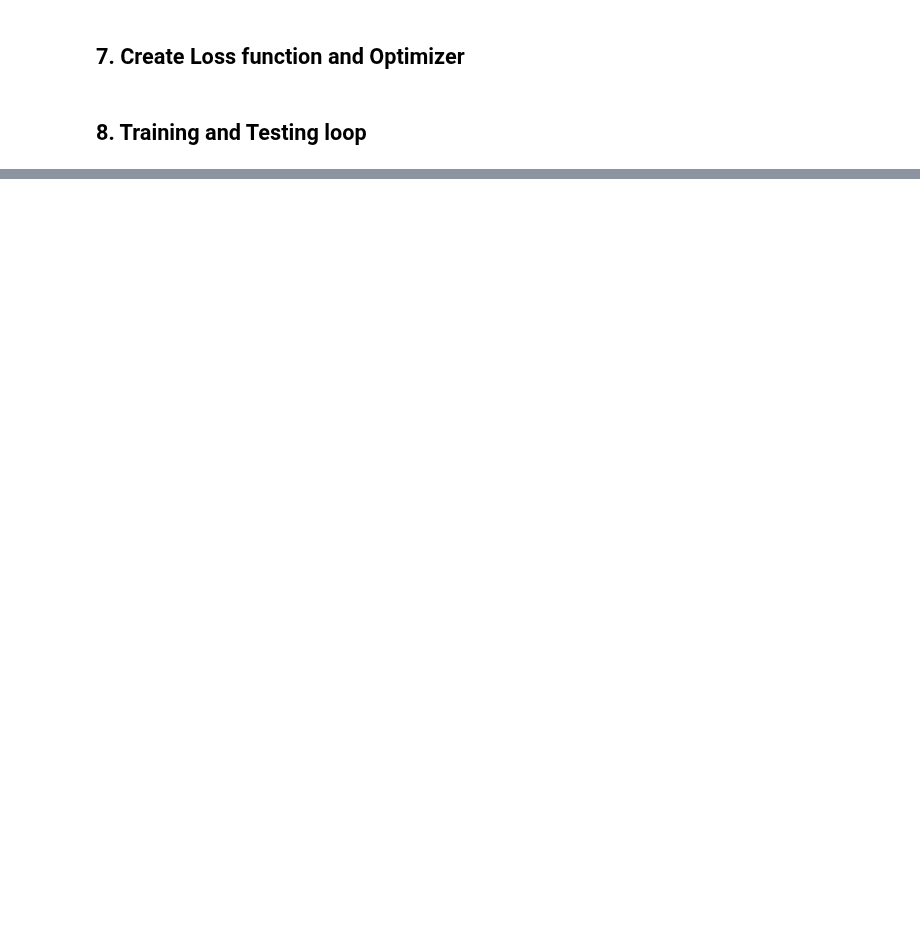
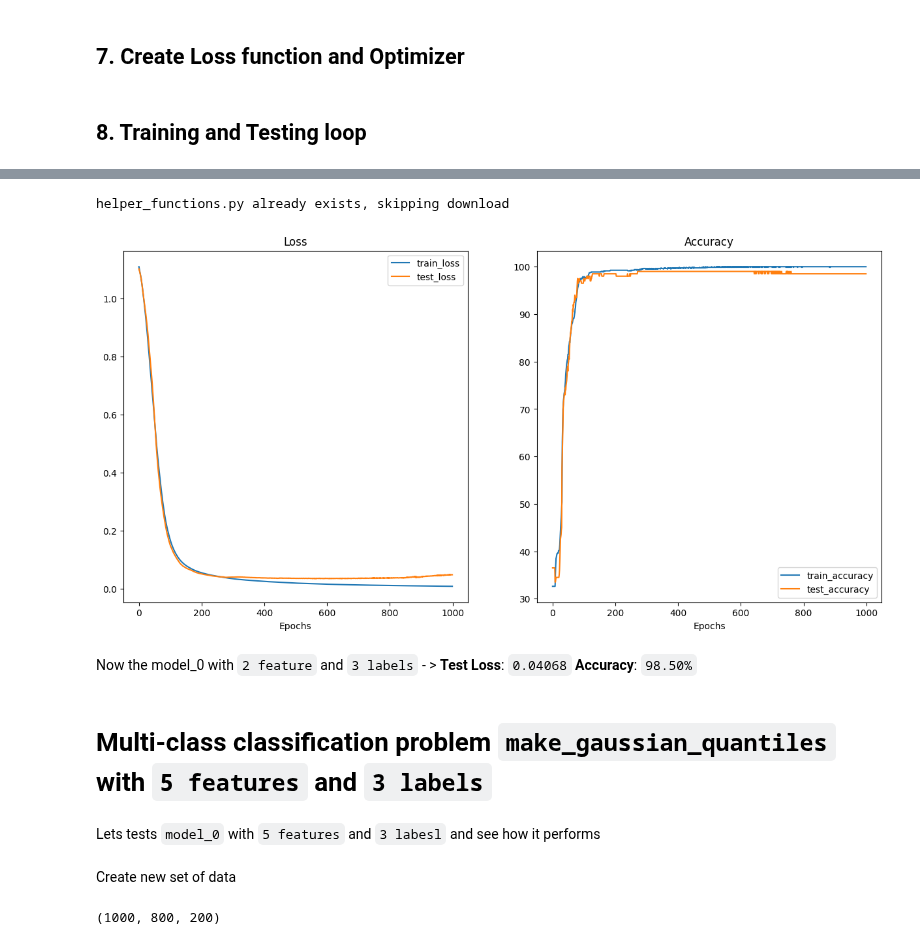
Before and after one commit to sayanarajasekhar/PyTorch, a Jupyter notebook: Multi_class_classification_problem_make_gaussian_quantiles.ipynb, the cells around one changed output, grey strips where cells are left out. Cells and saved outputs as stored; diff of their text form; code cells hidden in the pictures; blank space fills up the shorter version.

Commit message:
Create dynamic net, added dropout layers to improve accuracy

```diff
--- a/Multi_class_classification_problem_make_gaussian_quantiles.ipynb
+++ b/Multi_class_classification_problem_make_gaussian_quantiles.ipynb
@@ -92,14 +91,14 @@ len(X_train), len(X_test), len(y_train), len(y_test)
 ## 6. Building a model with non-linearity
 # %%
 class GaussianQuantiles(nn.Module):
-  def __init__(self, features, classes):
+  def __init__(self, features, classes, nodes = 10):
     super().__init__()
     self.layers = nn.Sequential(
-      nn.Linear(in_features = features, out_features = 8),
+      nn.Linear(in_features = features, out_features = nodes),
       nn.ReLU(),
-      nn.Linear(in_features = 8, out_features = 8),
+      nn.Linear(in_features = nodes, out_features = nodes),
       nn.ReLU(),
-      nn.Linear(in_features = 8, out_features = classes)
+      nn.Linear(in_features = nodes, out_features = classes)
     )
 
   def forward(self, x:torch.Tensor) -> torch.Tensor:
@@ -125,9 +124,8 @@ GaussianQuantiles(
 loss_fn = nn.CrossEntropyLoss()
 
 # Optimizer
-optimizer = torch.optim.SGD(params = model_0.parameters(),
-                            weight_decay = 0.0001,
-                            lr = 0.03)
+optimizer = torch.optim.Adam(params = model_0.parameters(),
+                            lr = 0.01)
 # %% [markdown]
 ## 8. Training and Testing loop
 # %%
@@ -136,7 +134,13 @@ def accuracy(y_true, y_pred):
   acc = (correct/len(y_pred)) * 100
   return acc
 # %%
-epochs = 5000
+epochs = 1000
+
+train_loss_data = []
+train_acc_data = []
+test_loss_data = []
+test_acc_data = []
+epoch_count = []
 
 for epoch in range(epochs):
 
@@ -150,6 +154,8 @@ for epoch in range(epochs):
   # 2. Calculate loss / accuracy
   train_loss = loss_fn(train_logits, y_train)
   train_acc = accuracy(y_true = y_train, y_pred = train_preds)
+  train_loss_data.append(train_loss.detach().numpy())
+  train_acc_data.append(train_acc)
 
   # 3. Optimize zero grad
   optimizer.zero_grad()
@@ -170,7 +176,10 @@ for epoch in range(epochs):
     # 2. Calculate loss / accuracy
     test_loss = loss_fn(test_logits, y_test)
     test_acc = accuracy(y_true = y_test, y_pred = test_preds)
+    test_loss_data.append(test_loss.detach().numpy())
+    test_acc_data.append(test_acc)
 
-  if epoch % 500 == 0:
+  if epoch % 100 == 0:
+    epoch_count.append(epoch)
     print(f"Epoch: {epoch} | Train Loss: {train_loss:.5f} Acc: {train_acc:.2f}% | Test Loss: {test_loss:.5f} Acc: {test_acc:.2f}%")
 # %% [output]
@@ -186,0 +196,51 @@ Epoch: 4500 | Train Loss: 0.16629 Acc: 93.38% | Test Loss: 0.24617 Acc: 90.00%
+# %%
+# Importing libraries from different git repo's
+
+import requests
+from pathlib import Path
+
+if Path('helper_functions.py').is_file():
+  print("helper_functions.py already exists, skipping download")
+else:
+  response = requests.get("https://raw.githubusercontent.com/sayanarajasekhar/PyTorch/refs/heads/main/helper_functions.py")
+  with open('helper_functions.py', 'wb') as f:
+    f.write(response.content)
+# %% [output]
+helper_functions.py already exists, skipping download
+# %%
+from helper_functions import plot_loss_curves
+plot_loss_curves({
+    'train_loss': train_loss_data,
+    'train_acc': train_acc_data,
+    'test_loss': test_loss_data,
+    'test_acc': test_acc_data
+})
+# %% [output]
+[figure, added]
+# %% [markdown]
+Now the model_0 with `2 feature` and `3 labels`  - > **Test Loss**: `0.04068` **Accuracy**: `98.50%`
+# %% [markdown]
+# Multi-class classification problem `make_gaussian_quantiles` with `5 features` and `3 labels`
+# %% [markdown]
+Lets tests `model_0` with `5 features` and `3 labesl` and see how it performs
+# %% [markdown]
+Create new set of data
+# %%
+SAMPLES = 1000
+NUM_FEATURES = 5
+NUM_CLASSES = 3
+
+X5, y2 = make_gaussian_quantiles(n_samples = SAMPLES,
+                                 n_features = NUM_FEATURES,
+                                 n_classes = NUM_CLASSES,
+                                 shuffle = True,
+                                 random_state = 42)
+
+X5 = torch.from_numpy(X5).type(torch.float)
+y2 = torch.from_numpy(y2).type(torch.LongTensor)
+
+X5_train, X5_test, y2_train, y2_test = train_test_split(X5, y2, test_size = 0.2, random_state = 42)
+
+len(X5), len(X5_train), len(X5_test)
+# %% [output]
+(1000, 800, 200)
```
Also changed, not shown: parts of 15 cells of this notebook.
